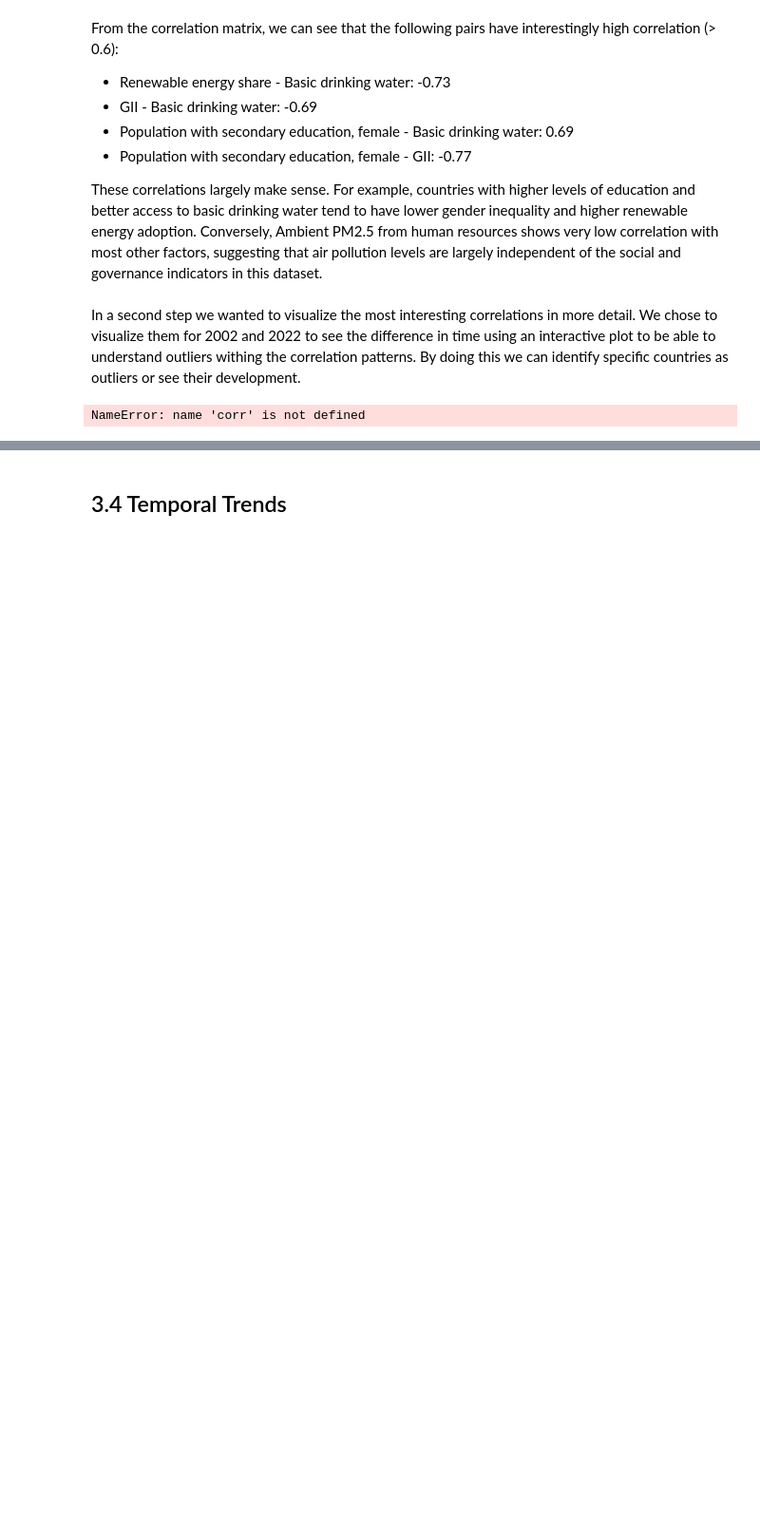
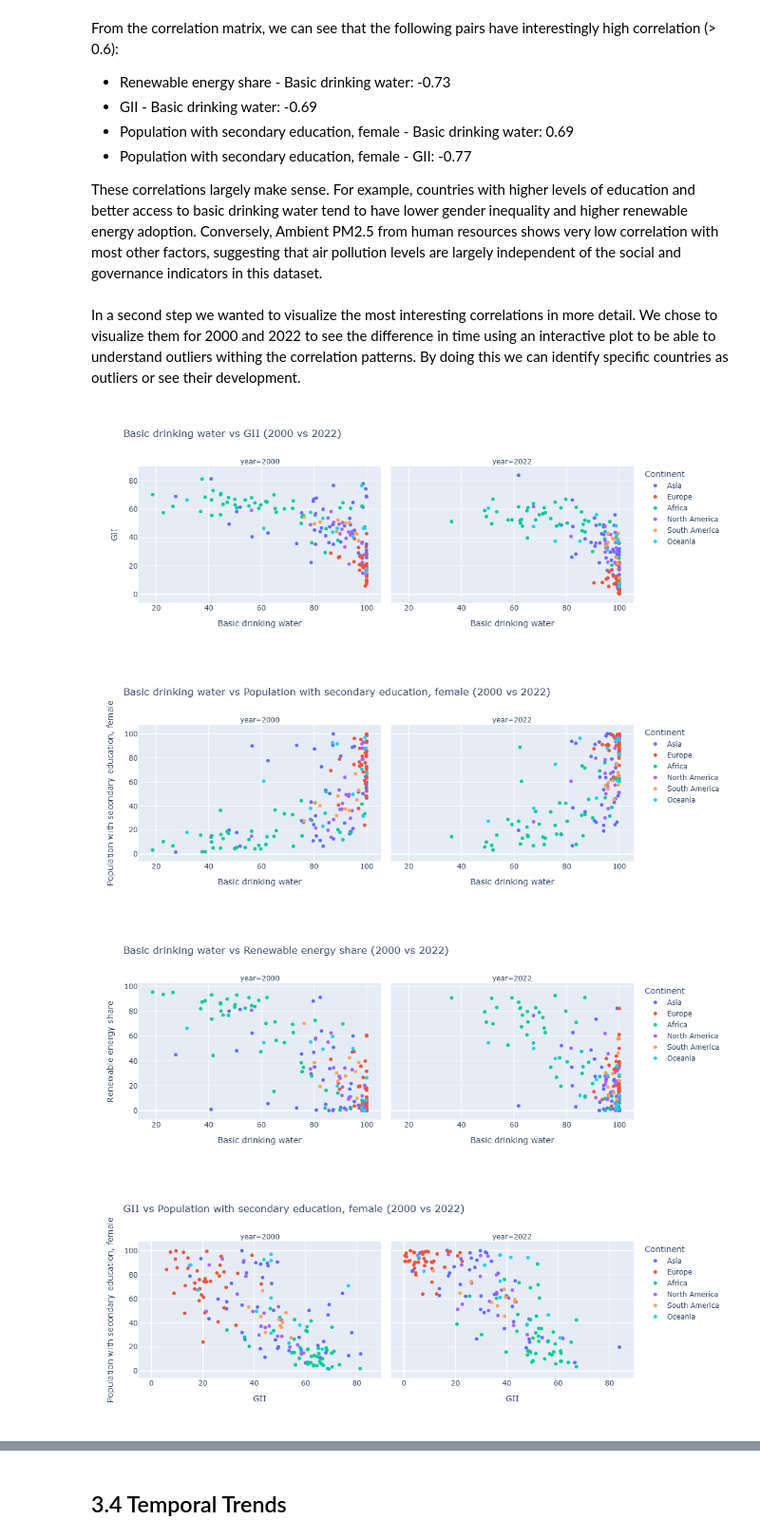
Before and after one commit to lukavicius/Gender-Equality-and-Sustainability, a Jupyter notebook: Project.ipynb, the cells around one changed output, grey strips where cells are left out. Shown at 95% size. Cells and saved outputs as stored; diff of their text form; code cells hidden in the pictures; blank space fills up the shorter version.

```diff
--- a/Project.ipynb
+++ b/Project.ipynb
@@ -764,40 +764,43 @@ From the correlation matrix, we can see that the following pairs have interestin
 
 These correlations largely make sense. For example, countries with higher levels of education and better access to basic drinking water tend to have lower gender inequality and higher renewable energy adoption. Conversely, Ambient PM2.5 from human resources shows very low correlation with most other factors, suggesting that air pollution levels are largely independent of the social and governance indicators in this dataset.
 # %% [markdown]
-In a second step we wanted to visualize the most interesting correlations in more detail. We chose to visualize them for 2002 and 2022 to see the difference in time using an interactive plot to be able to understand outliers withing the correlation patterns.
+In a second step we wanted to visualize the most interesting correlations in more detail. We chose to visualize them for 2000 and 2022 to see the difference in time using an interactive plot to be able to understand outliers withing the correlation patterns.
 By doing this we can identify specific countries as outliers or see their development.
 # %%
-data_2002_2022 = data[data['year'].isin([2002, 2022])]
+data_2000_2022 = data[data['year'].isin([2000, 2022])]
 
 # Identify highly correlated pairs
 high_corr = []
-for col1 in corr.columns:
-    for col2 in corr.columns:
-        if col1 != col2 and 0.6 < abs(corr.loc[col1, col2]):
+for col1 in corr_matrix.columns:
+    for col2 in corr_matrix.columns:
+        if col1 != col2 and 0.6 < abs(corr_matrix.loc[col1, col2]):
             pair = tuple(sorted([col1, col2]))
             if pair not in high_corr:
                 high_corr.append(pair)
 
 # loop through highly correlated pairs and create one figure per pair
 for x_col, y_col in high_corr:
     fig = px.scatter(
-        data_2002_2022,
+        data_2000_2022,
         x=x_col,
         y=y_col,
         color='continent',
         facet_col='year',           # side-by-side plots for 2002 & 2022
         hover_name='country',       # show country on hover
-        category_orders={'year':[2002, 2022]},
-        title=f'{x_col} vs {y_col} (2002 vs 2022)'
+        category_orders={'year':[2000, 2022]},
+        title=f'{x_col} vs {y_col} (2000 vs 2022)'
     )
 
     fig.update_layout(
-        width=1200,
-        height=500,
+        width=1100,
+        height=400,
         legend_title_text='Continent'
     )
 
     fig.show()
 # %% [output]
-NameError: name 'corr' is not defined
+[figure, added]
+[figure, added]
+[figure, added]
+[figure, added]
 # %% [markdown]
```
Also changed, not shown: parts of 5 cells of this notebook.
